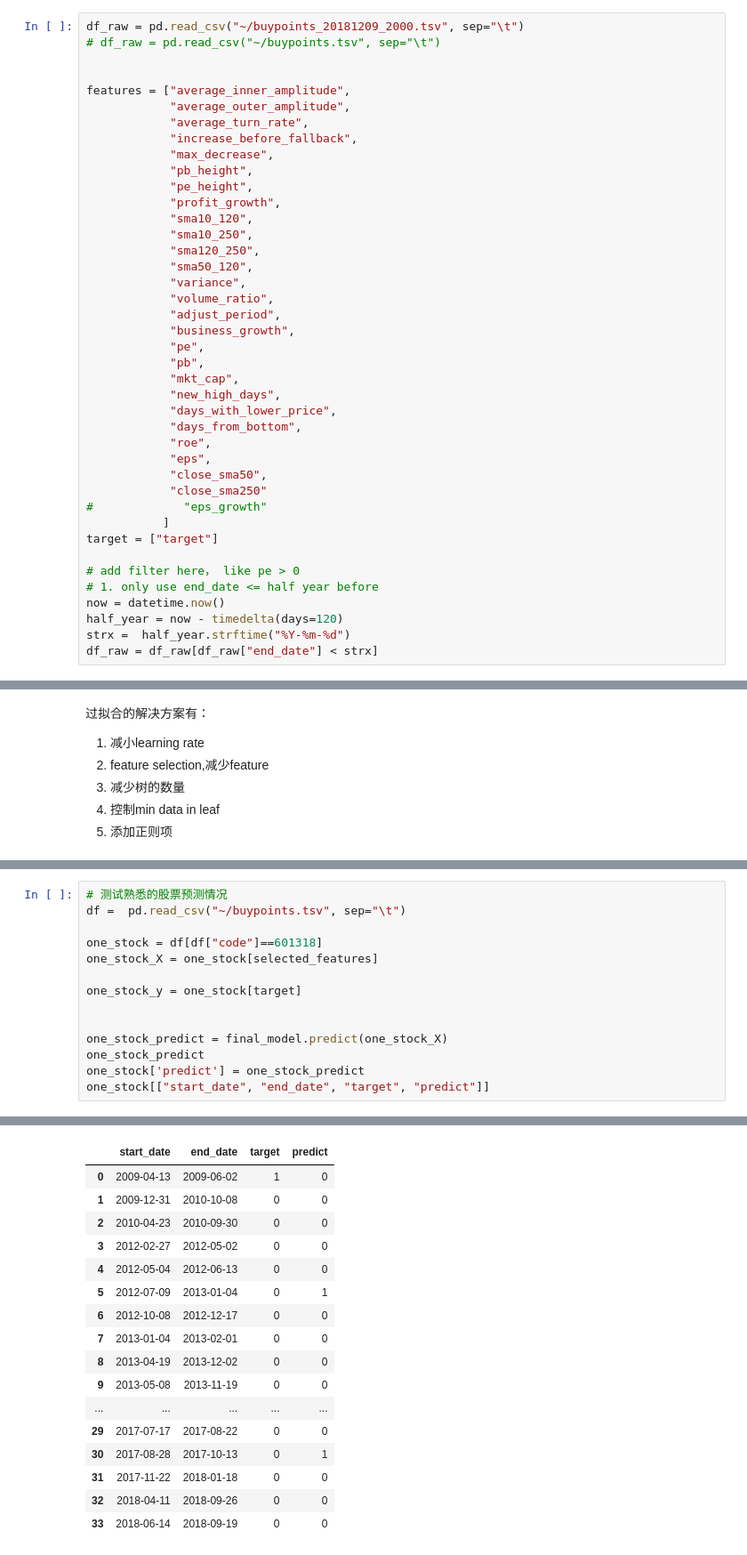
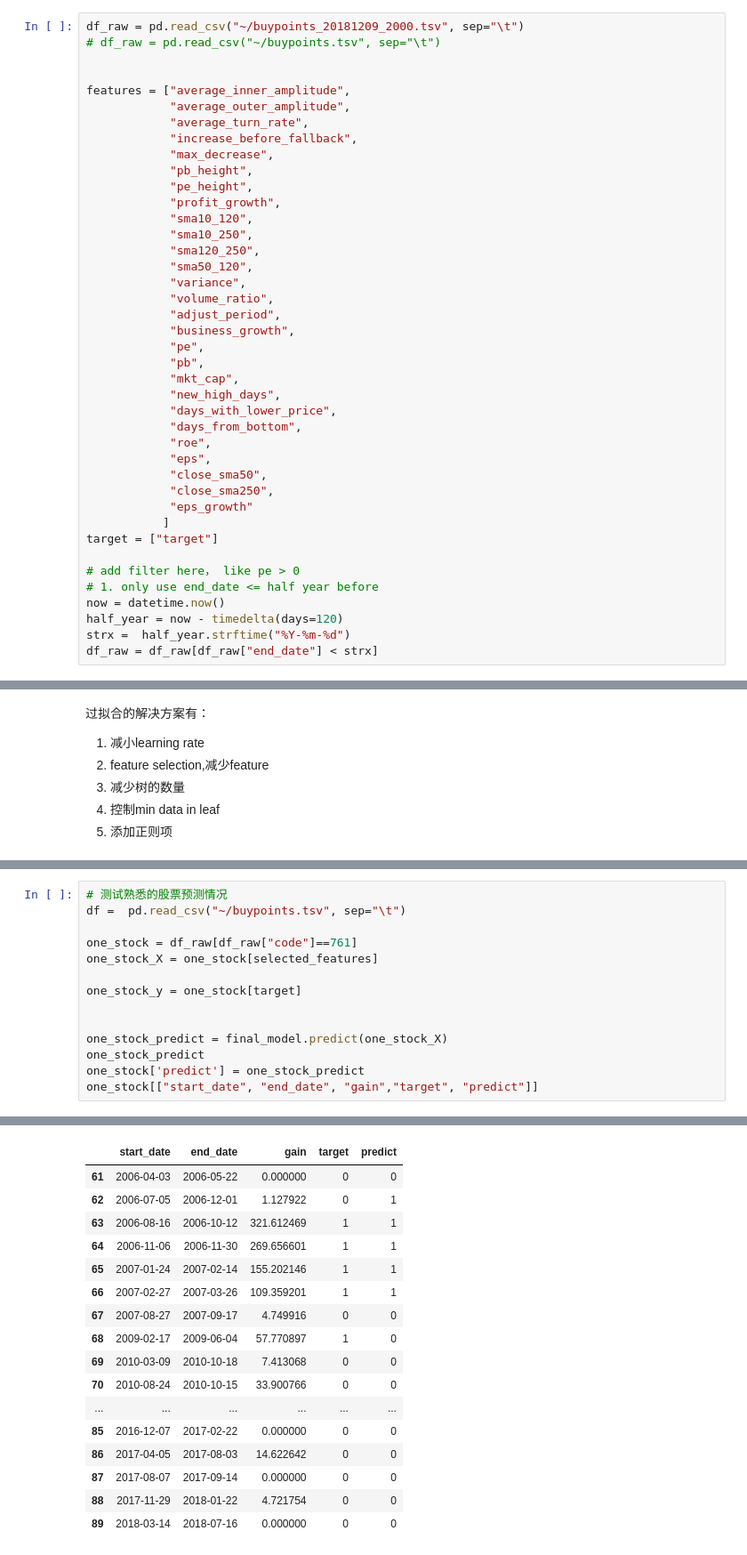
Before and after one commit to evagle/goldminer, a Jupyter notebook: investigation/fallback_new_high_gbdt_model.ipynb, the cells around one changed output, grey strips where cells are left out. Shown at 89% size. Saved outputs shown, nothing was run; the diff lists cells and outputs as text.

```diff
--- a/investigation/fallback_new_high_gbdt_model.ipynb
+++ b/investigation/fallback_new_high_gbdt_model.ipynb
@@ -42,8 +42,8 @@ features = ["average_inner_amplitude",
             "roe",
             "eps",
             "close_sma50",
-            "close_sma250"
-#             "eps_growth"
+            "close_sma250",
+            "eps_growth"
            ]
 target = ["target"]
 
@@ -379,7 +387,7 @@ midpoint 0.806791008152 diff 0.0870174411363
 # 测试熟悉的股票预测情况
 df =  pd.read_csv("~/buypoints.tsv", sep="\t")
 
-one_stock = df[df["code"]==601318]
+one_stock = df_raw[df_raw["code"]==761]
 one_stock_X = one_stock[selected_features]
 
 one_stock_y = one_stock[target]
@@ -388,5 +396,5 @@ one_stock_y = one_stock[target]
 one_stock_predict = final_model.predict(one_stock_X)
 one_stock_predict
 one_stock['predict'] = one_stock_predict
-one_stock[["start_date", "end_date", "target", "predict"]]
+one_stock[["start_date", "end_date", "gain","target", "predict"]]
 # %% [output]
@@ -393,17 +406,17 @@ one_stock[["start_date", "end_date", "target", "predict"]]
-|  | start_date | end_date | target | predict |
-| 0 | 2009-04-13 | 2009-06-02 | 1 | 0 |
-| 1 | 2009-12-31 | 2010-10-08 | 0 | 0 |
-| 2 | 2010-04-23 | 2010-09-30 | 0 | 0 |
-| 3 | 2012-02-27 | 2012-05-02 | 0 | 0 |
-| 4 | 2012-05-04 | 2012-06-13 | 0 | 0 |
-| 5 | 2012-07-09 | 2013-01-04 | 0 | 1 |
-| 6 | 2012-10-08 | 2012-12-17 | 0 | 0 |
-| 7 | 2013-01-04 | 2013-02-01 | 0 | 0 |
-| 8 | 2013-04-19 | 2013-12-02 | 0 | 0 |
-| 9 | 2013-05-08 | 2013-11-19 | 0 | 0 |
-| ... | ... | ... | ... | ... |
-| 29 | 2017-07-17 | 2017-08-22 | 0 | 0 |
-| 30 | 2017-08-28 | 2017-10-13 | 0 | 1 |
-| 31 | 2017-11-22 | 2018-01-18 | 0 | 0 |
-| 32 | 2018-04-11 | 2018-09-26 | 0 | 0 |
-| 33 | 2018-06-14 | 2018-09-19 | 0 | 0 |
+|  | start_date | end_date | gain | target | predict |
+| 61 | 2006-04-03 | 2006-05-22 | 0.000000 | 0 | 0 |
+| 62 | 2006-07-05 | 2006-12-01 | 1.127922 | 0 | 1 |
+| 63 | 2006-08-16 | 2006-10-12 | 321.612469 | 1 | 1 |
+| 64 | 2006-11-06 | 2006-11-30 | 269.656601 | 1 | 1 |
+| 65 | 2007-01-24 | 2007-02-14 | 155.202146 | 1 | 1 |
+| 66 | 2007-02-27 | 2007-03-26 | 109.359201 | 1 | 1 |
+| 67 | 2007-08-27 | 2007-09-17 | 4.749916 | 0 | 0 |
+| 68 | 2009-02-17 | 2009-06-04 | 57.770897 | 1 | 0 |
+| 69 | 2010-03-09 | 2010-10-18 | 7.413068 | 0 | 0 |
+| 70 | 2010-08-24 | 2010-10-15 | 33.900766 | 0 | 0 |
+| ... | ... | ... | ... | ... | ... |
+| 85 | 2016-12-07 | 2017-02-22 | 0.000000 | 0 | 0 |
+| 86 | 2017-04-05 | 2017-08-03 | 14.622642 | 0 | 0 |
+| 87 | 2017-08-07 | 2017-09-14 | 0.000000 | 0 | 0 |
+| 88 | 2017-11-29 | 2018-01-22 | 4.721754 | 0 | 0 |
+| 89 | 2018-03-14 | 2018-07-16 | 0.000000 | 0 | 0 |
```
Also changed, not shown: parts of 10 cells of this notebook, 2 other files.
